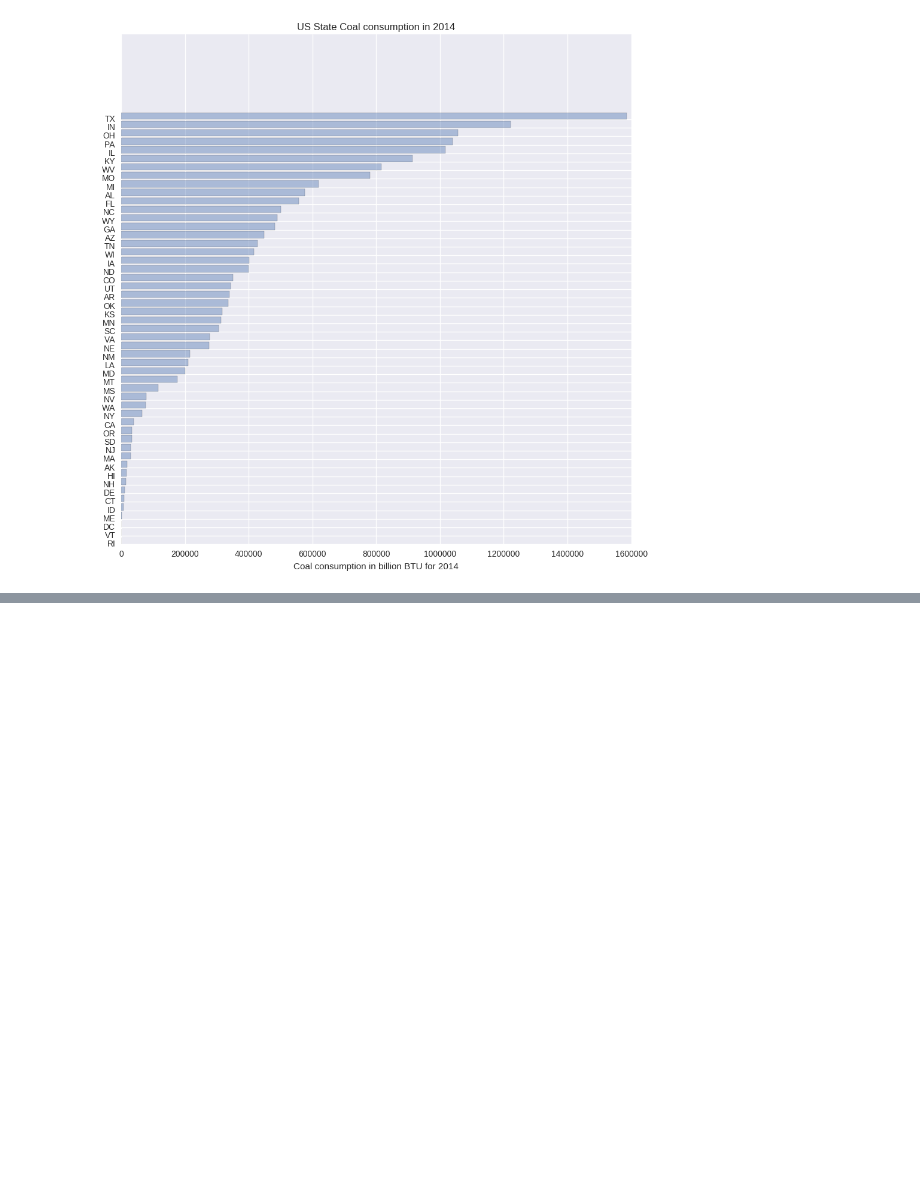
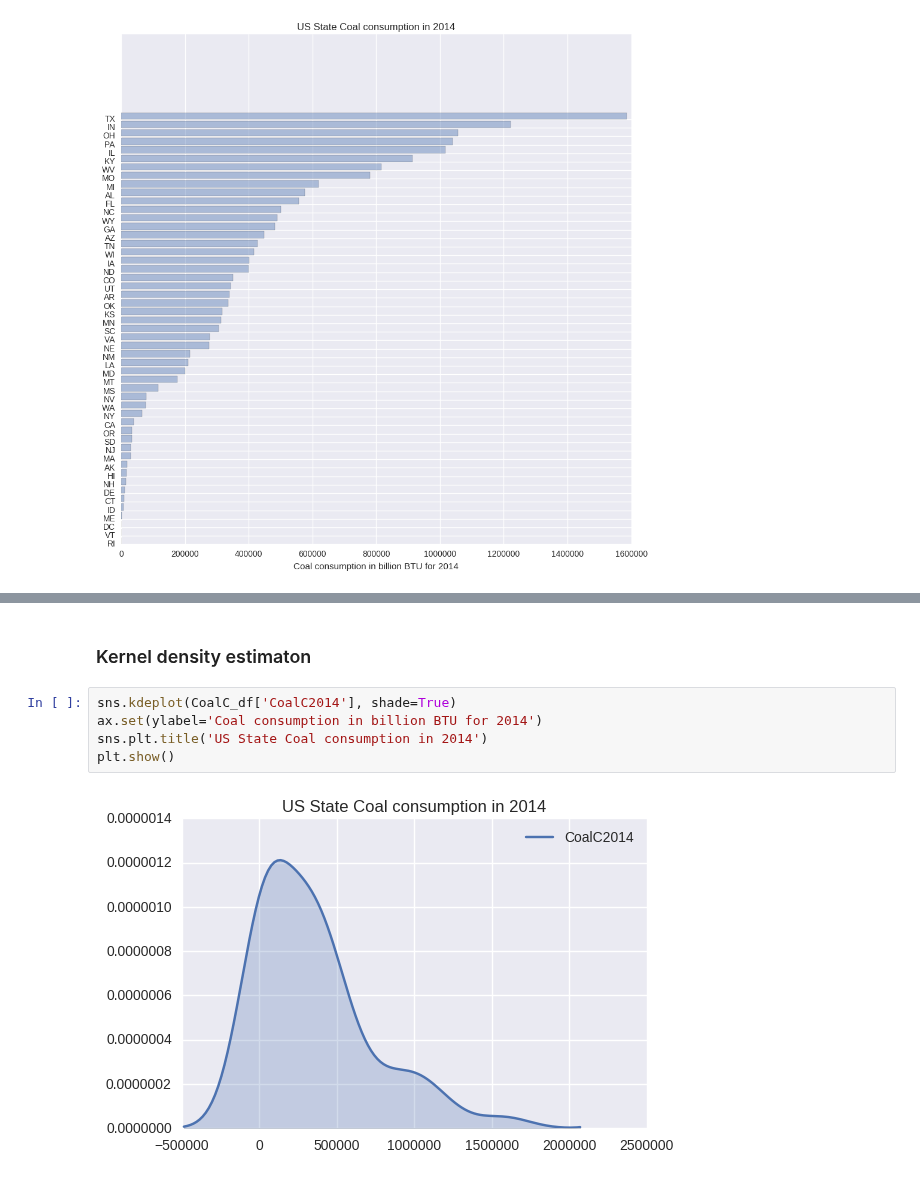
Before and after one commit to 315iah515/Thinkful-Notebooks, a Jupyter notebook: Bootcamp/Drill_PresentSameDataMultipleWays.ipynb, the cells around one changed output, grey strips where cells are left out. Saved outputs shown, nothing was run; the diff lists cells and outputs as text; blank space fills up the shorter version.

```diff
--- a/Bootcamp/Drill_PresentSameDataMultipleWays.ipynb
+++ b/Bootcamp/Drill_PresentSameDataMultipleWays.ipynb
@@ -66,0 +85,9 @@ plt.show()
+# %% [markdown]
+### Kernel density estimaton
+# %%
+sns.kdeplot(CoalC_df['CoalC2014'], shade=True)
+ax.set(ylabel='Coal consumption in billion BTU for 2014')
+sns.plt.title('US State Coal consumption in 2014')
+plt.show()
+# %% [output]
+[figure, added]
```
Also changed, not shown: parts of 4 cells of this notebook.
